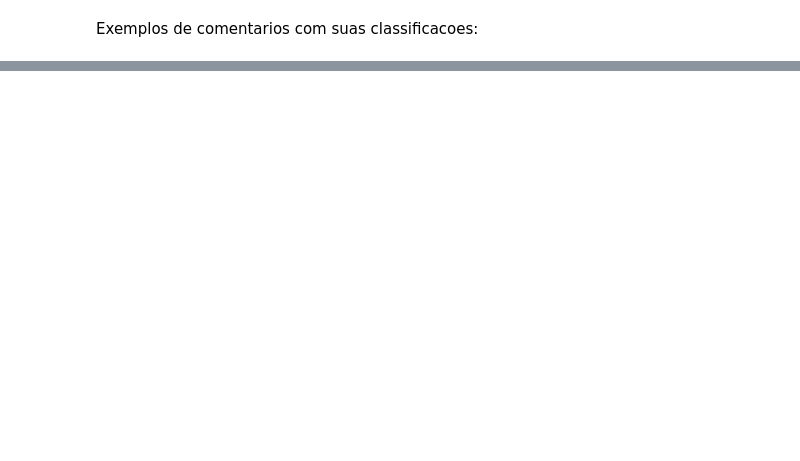
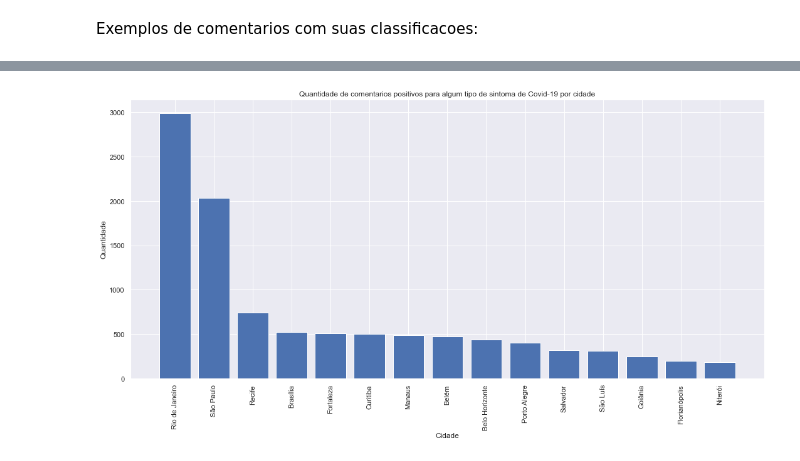
Before and after one commit to rdenadai/Covid19-Twitter-Tracker, a Jupyter notebook: code/src/notebook/EDA.ipynb, the cells around one changed output, grey strips where cells are left out. Drawn from its saved outputs; the diff is of its cells as text; code cells hidden in the pictures; blank space fills up the shorter version.

```diff
--- a/code/src/notebook/EDA.ipynb
+++ b/code/src/notebook/EDA.ipynb
@@ -67,0 +76,12 @@ plt.show()
+# %%
+# Grafico
+plt.figure(figsize=(15, 8))
+plt.title("Quantidade de comentarios positivos para algum tipo de sintoma de Covid-19 por cidade")
+plt.bar(sp['city'][:15], sp['count'][:15])
+plt.xticks(rotation=90)
+plt.xlabel("Cidade")
+plt.ylabel("Quantidade")
+plt.tight_layout()
+plt.show()
+# %% [output]
+[figure, added]
```
Also changed, not shown: parts of 8 cells of this notebook, 18 other files.
